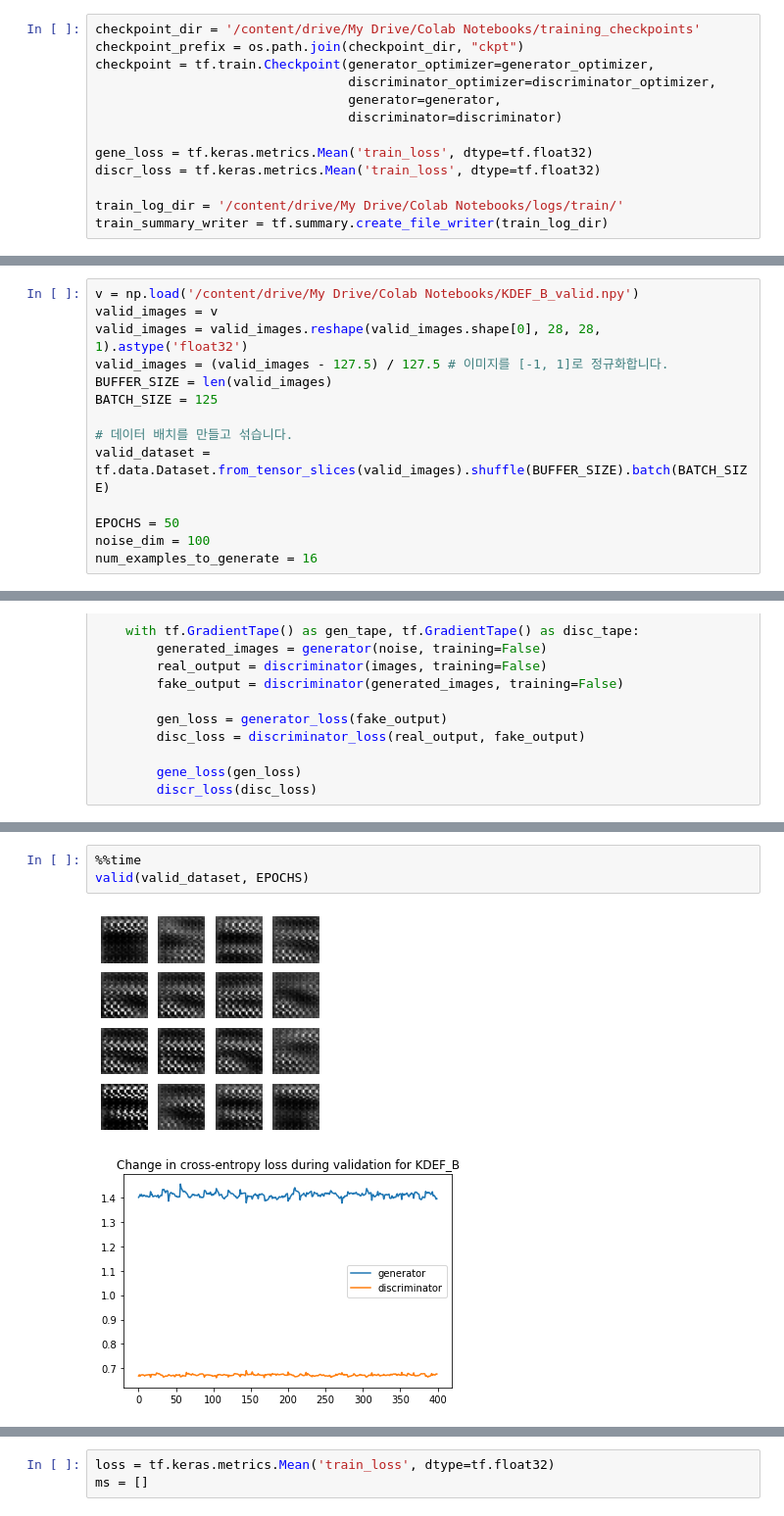
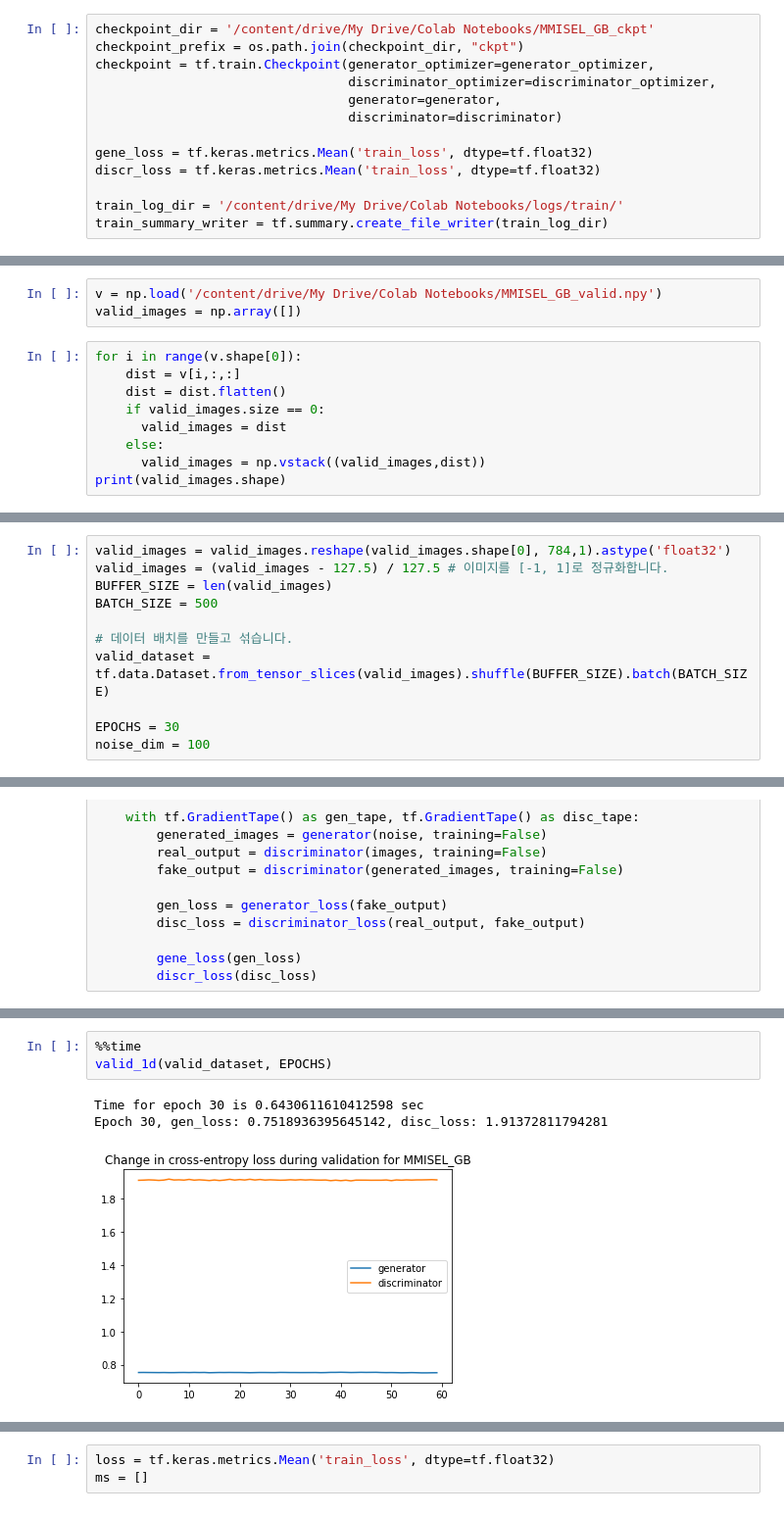
Before and after one commit to KevSr/GAN-study, a Jupyter notebook: DCGAN_tensorflow.ipynb, the cells around one changed output, grey strips where cells are left out. Shown: that part at 98% size. Cells and saved outputs as stored; diff of their text form.

```diff
--- a/DCGAN_tensorflow.ipynb
+++ b/DCGAN_tensorflow.ipynb
@@ -126,5 +204,5 @@ discriminator = make_discriminator_model()
 # %%
-checkpoint_dir = '/content/drive/My Drive/Colab Notebooks/training_checkpoints'
+checkpoint_dir = '/content/drive/My Drive/Colab Notebooks/MMISEL_GB_ckpt'
 checkpoint_prefix = os.path.join(checkpoint_dir, "ckpt")
 checkpoint = tf.train.Checkpoint(generator_optimizer=generator_optimizer,
                                  discriminator_optimizer=discriminator_optimizer,
@@ -275,0 +470,12 @@ def valid(dataset, epochs):
+# %%
+v = np.load('/content/drive/My Drive/Colab Notebooks/MMISEL_GB_valid.npy')
+valid_images = np.array([])
+# %%
+for i in range(v.shape[0]):
+    dist = v[i,:,:]
+    dist = dist.flatten()
+    if valid_images.size == 0:
+      valid_images = dist
+    else:
+      valid_images = np.vstack((valid_images,dist))
+print(valid_images.shape)
@@ -276,17 +484,14 @@ def valid(dataset, epochs):
 # %%
-v = np.load('/content/drive/My Drive/Colab Notebooks/KDEF_B_valid.npy')
-valid_images = v
-valid_images = valid_images.reshape(valid_images.shape[0], 28, 28, 1).astype('float32')
+valid_images = valid_images.reshape(valid_images.shape[0], 784,1).astype('float32')
 valid_images = (valid_images - 127.5) / 127.5 # 이미지를 [-1, 1]로 정규화합니다.
 BUFFER_SIZE = len(valid_images)
-BATCH_SIZE = 125
+BATCH_SIZE = 500
 
 # 데이터 배치를 만들고 섞습니다.
 valid_dataset = tf.data.Dataset.from_tensor_slices(valid_images).shuffle(BUFFER_SIZE).batch(BATCH_SIZE)
 
-EPOCHS = 50
+EPOCHS = 30
 noise_dim = 100
-num_examples_to_generate = 16
 # %%
 @tf.function
 def valid_step(images):
@@ -305,6 +525,7 @@ def valid_step(images):
 # %%
 %%time
-valid(valid_dataset, EPOCHS)
+valid_1d(valid_dataset, EPOCHS)
 # %% [output]
+Time for epoch 30 is 0.6430611610412598 sec
+Epoch 30, gen_loss: 0.7518936395645142, disc_loss: 1.91372811794281
-[figure, old version]
+[figure, new version]
-[figure, removed]
```
Also changed, not shown: parts of 24 cells of this notebook, 20 other files.
